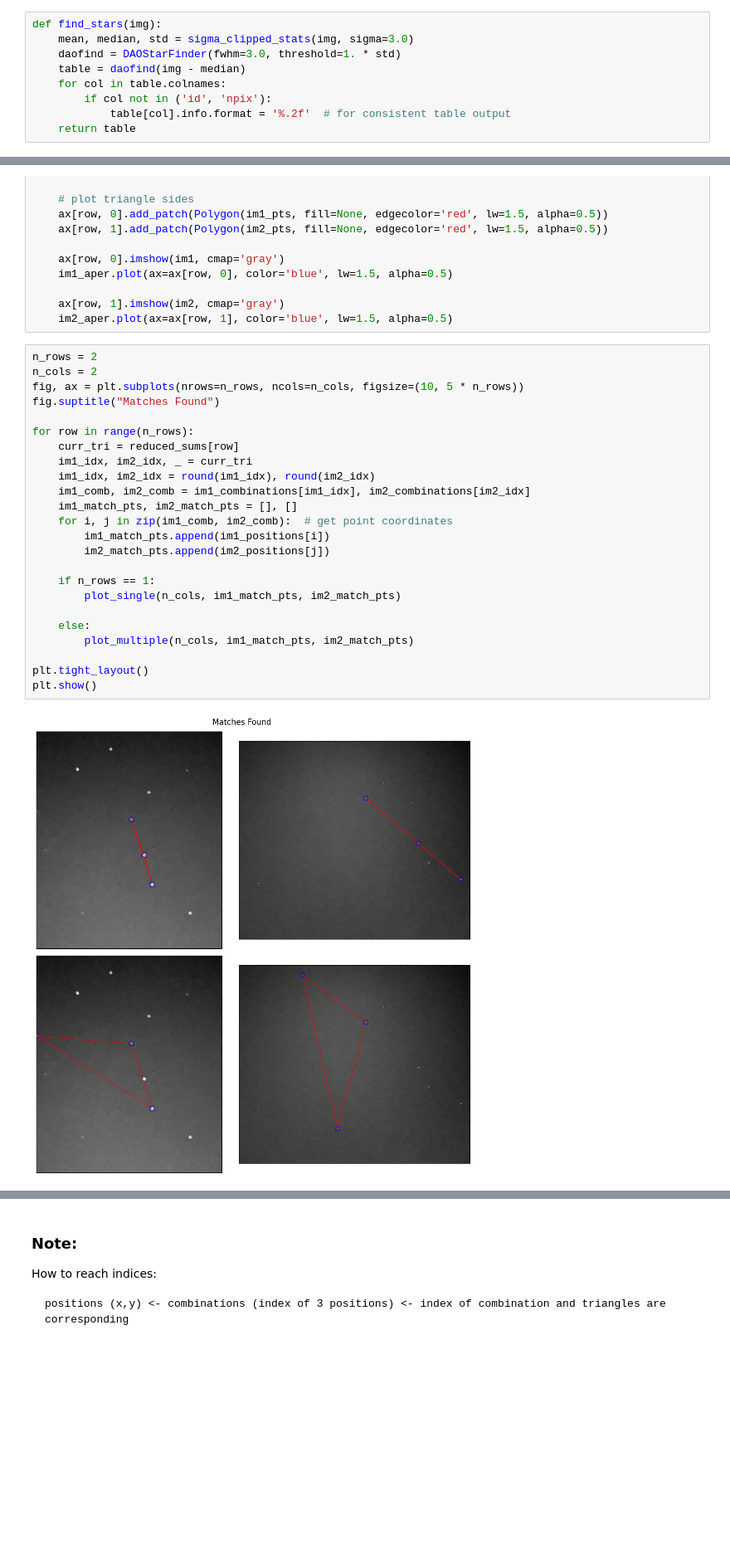
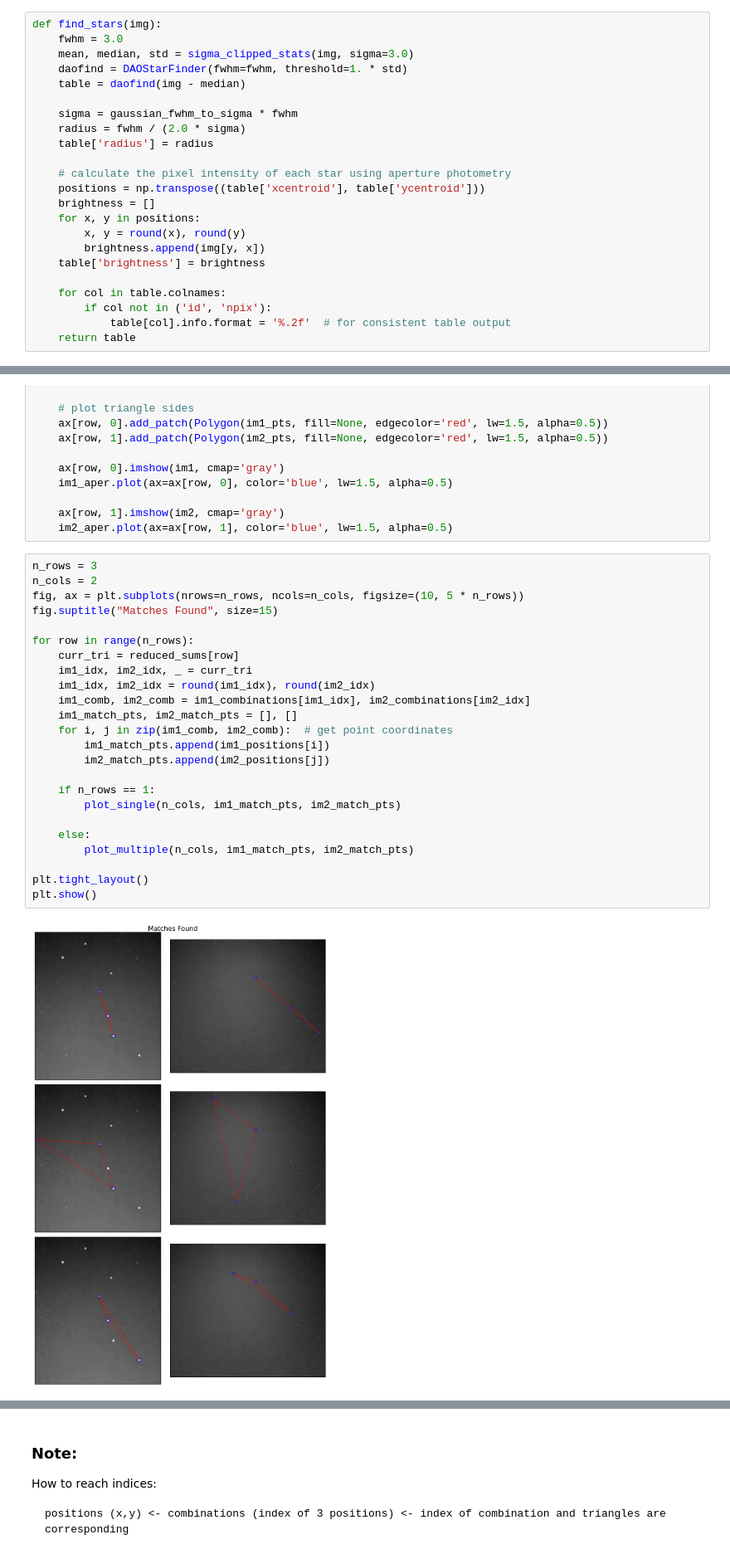
Before and after one commit to Jon400/New_Space_Ex1, a Jupyter notebook: Stars.ipynb, the cells around one changed output, grey strips where cells are left out. Shown at 83% size. Cells and saved outputs as stored; diff of their text form; blank space fills up the shorter version.

```diff
--- a/Stars.ipynb
+++ b/Stars.ipynb
@@ -37,9 +38,23 @@ plt.show()
 ## 2. Detect Stars in Each Image
 # %%
 def find_stars(img):
+    fwhm = 3.0
     mean, median, std = sigma_clipped_stats(img, sigma=3.0)
-    daofind = DAOStarFinder(fwhm=3.0, threshold=1. * std)
+    daofind = DAOStarFinder(fwhm=fwhm, threshold=1. * std)
     table = daofind(img - median)
+
+    sigma = gaussian_fwhm_to_sigma * fwhm
+    radius = fwhm / (2.0 * sigma)
+    table['radius'] = radius
+
+    # calculate the pixel intensity of each star using aperture photometry
+    positions = np.transpose((table['xcentroid'], table['ycentroid']))
+    brightness = []
+    for x, y in positions:
+        x, y = round(x), round(y)
+        brightness.append(img[y, x])
+    table['brightness'] = brightness
+
     for col in table.colnames:
         if col not in ('id', 'npix'):
             table[col].info.format = '%.2f'  # for consistent table output
@@ -257,28 +278,28 @@ def plot_multiple(n_columns, im1_pts, im2_pts):
     ax[row, 1].imshow(im2, cmap='gray')
     im2_aper.plot(ax=ax[row, 1], color='blue', lw=1.5, alpha=0.5)
 # %%
-n_rows = 2
+n_rows = 3
 n_cols = 2
 fig, ax = plt.subplots(nrows=n_rows, ncols=n_cols, figsize=(10, 5 * n_rows))
-fig.suptitle("Matches Found")
+fig.suptitle("Matches Found", size=15)
 
 for row in range(n_rows):
     curr_tri = reduced_sums[row]
     im1_idx, im2_idx, _ = curr_tri
     im1_idx, im2_idx = round(im1_idx), round(im2_idx)
     im1_comb, im2_comb = im1_combinations[im1_idx], im2_combinations[im2_idx]
     im1_match_pts, im2_match_pts = [], []
     for i, j in zip(im1_comb, im2_comb):  # get point coordinates
         im1_match_pts.append(im1_positions[i])
         im2_match_pts.append(im2_positions[j])
 
     if n_rows == 1:
         plot_single(n_cols, im1_match_pts, im2_match_pts)
 
     else:
         plot_multiple(n_cols, im1_match_pts, im2_match_pts)
 
 plt.tight_layout()
 plt.show()
 # %% [output]
-[figure, old version]
+[figure, new version]
```
Also changed, not shown: parts of 8 cells of this notebook.
